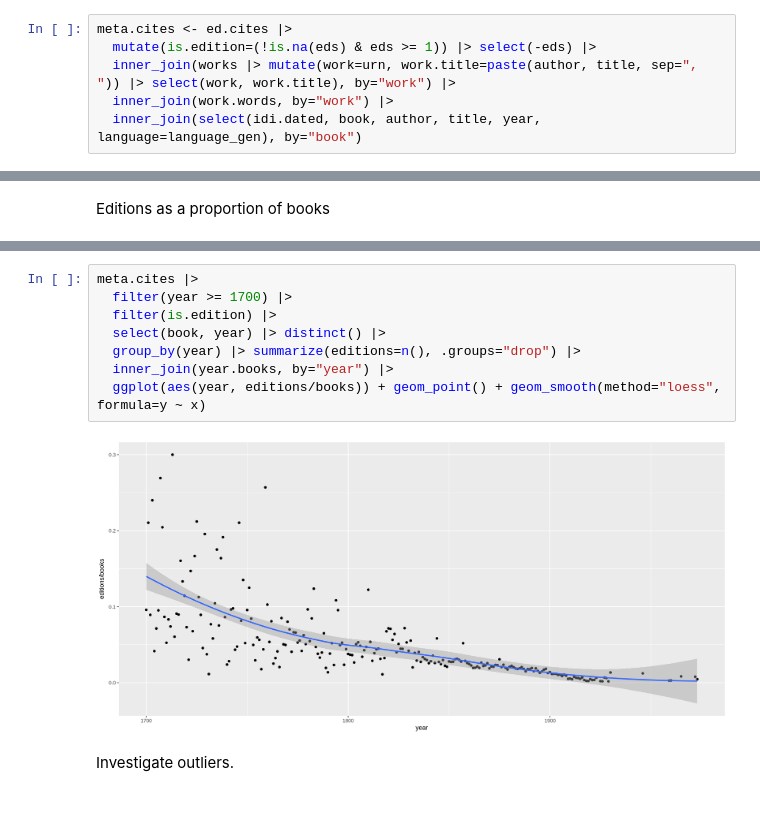
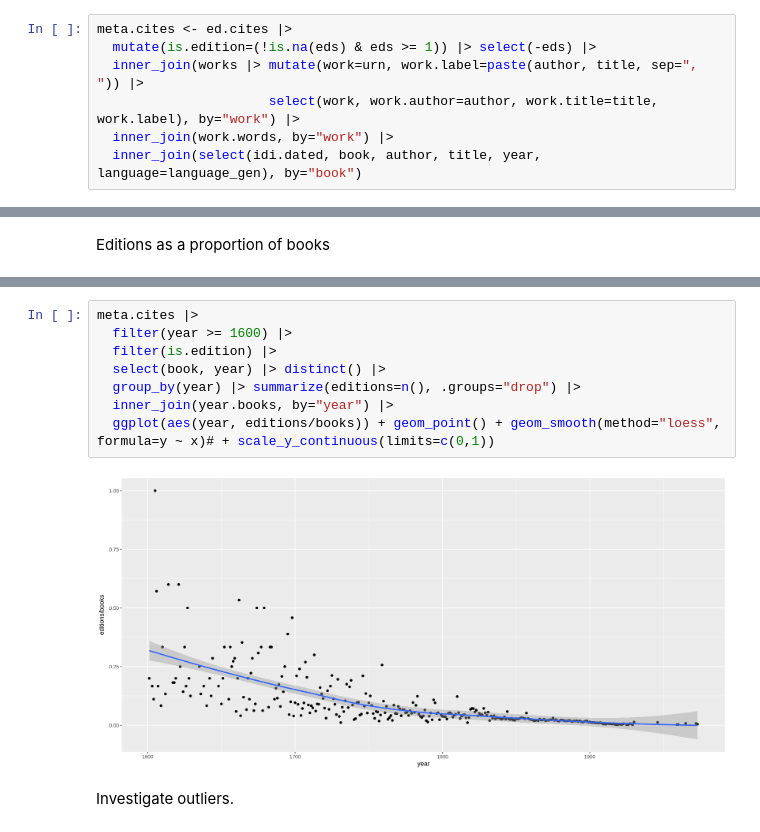
Before and after one commit to dasmiq/idi-cites, a Jupyter notebook: idi_cites.ipynb, the cells around one changed output, grey strips where cells are left out. Saved outputs shown, nothing was run; the diff lists cells and outputs as text.

```diff
--- a/idi_cites.ipynb
+++ b/idi_cites.ipynb
@@ -122,7 +126,8 @@ Join all the citation data and metadata together into one dataframe.
 # %%
 meta.cites <- ed.cites |>
   mutate(is.edition=(!is.na(eds) & eds >= 1)) |> select(-eds) |>
-  inner_join(works |> mutate(work=urn, work.title=paste(author, title, sep=", ")) |> select(work, work.title), by="work") |>
+  inner_join(works |> mutate(work=urn, work.label=paste(author, title, sep=", ")) |>
+                      select(work, work.author=author, work.title=title, work.label), by="work") |>
   inner_join(work.words, by="work") |>
   inner_join(select(idi.dated, book, author, title, year, language=language_gen), by="book")
 # %% [markdown]
@@ -308,13 +353,13 @@ Editions as a proportion of books
 # %%
 meta.cites |>
-  filter(year >= 1700) |>
+  filter(year >= 1600) |>
   filter(is.edition) |>
   select(book, year) |> distinct() |>
   group_by(year) |> summarize(editions=n(), .groups="drop") |>
   inner_join(year.books, by="year") |>
-  ggplot(aes(year, editions/books)) + geom_point() + geom_smooth(method="loess", formula=y ~ x)
+  ggplot(aes(year, editions/books)) + geom_point() + geom_smooth(method="loess", formula=y ~ x)# + scale_y_continuous(limits=c(0,1))
 # %% [output]
-[figure, old version]
+[figure, new version]
 # %% [markdown]
 Investigate outliers.
 # %%
```
Also changed, not shown: parts of 19 cells of this notebook.
